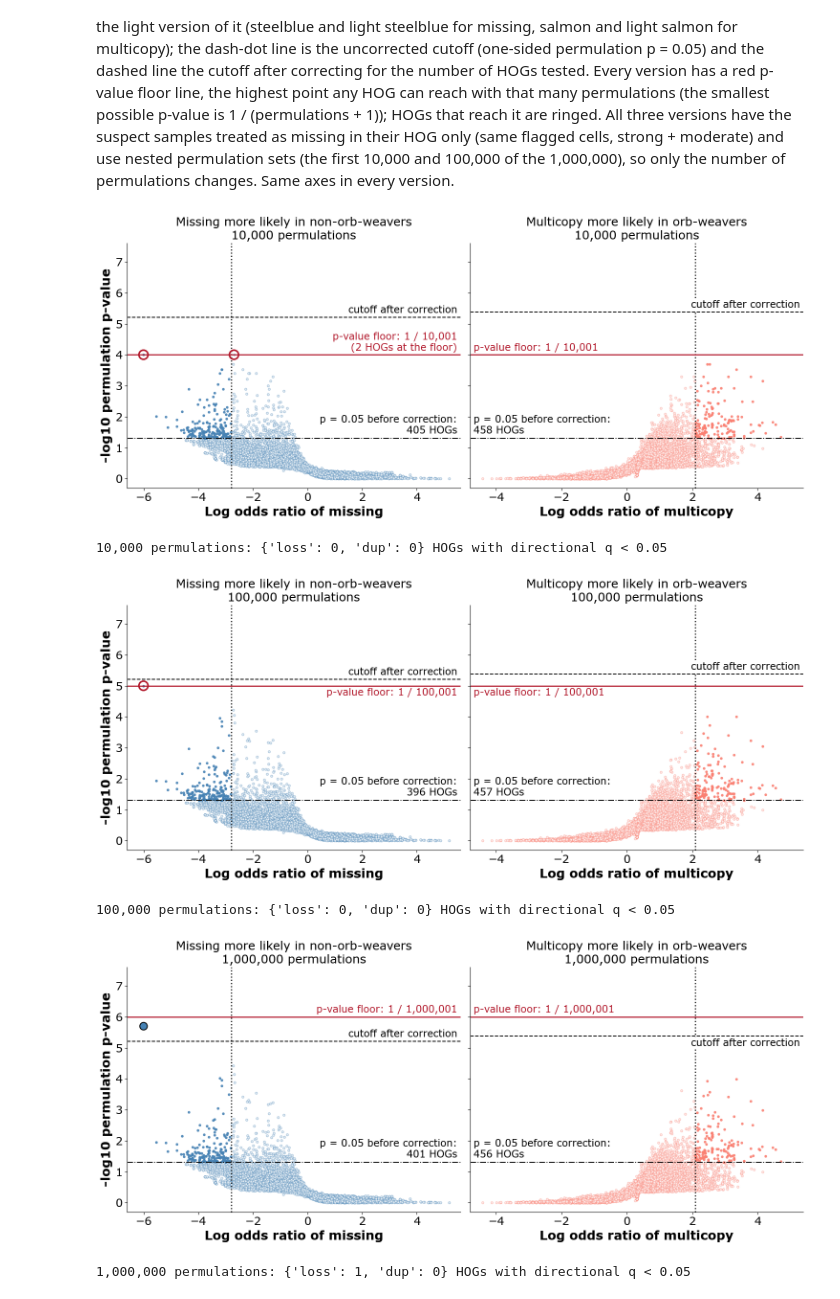
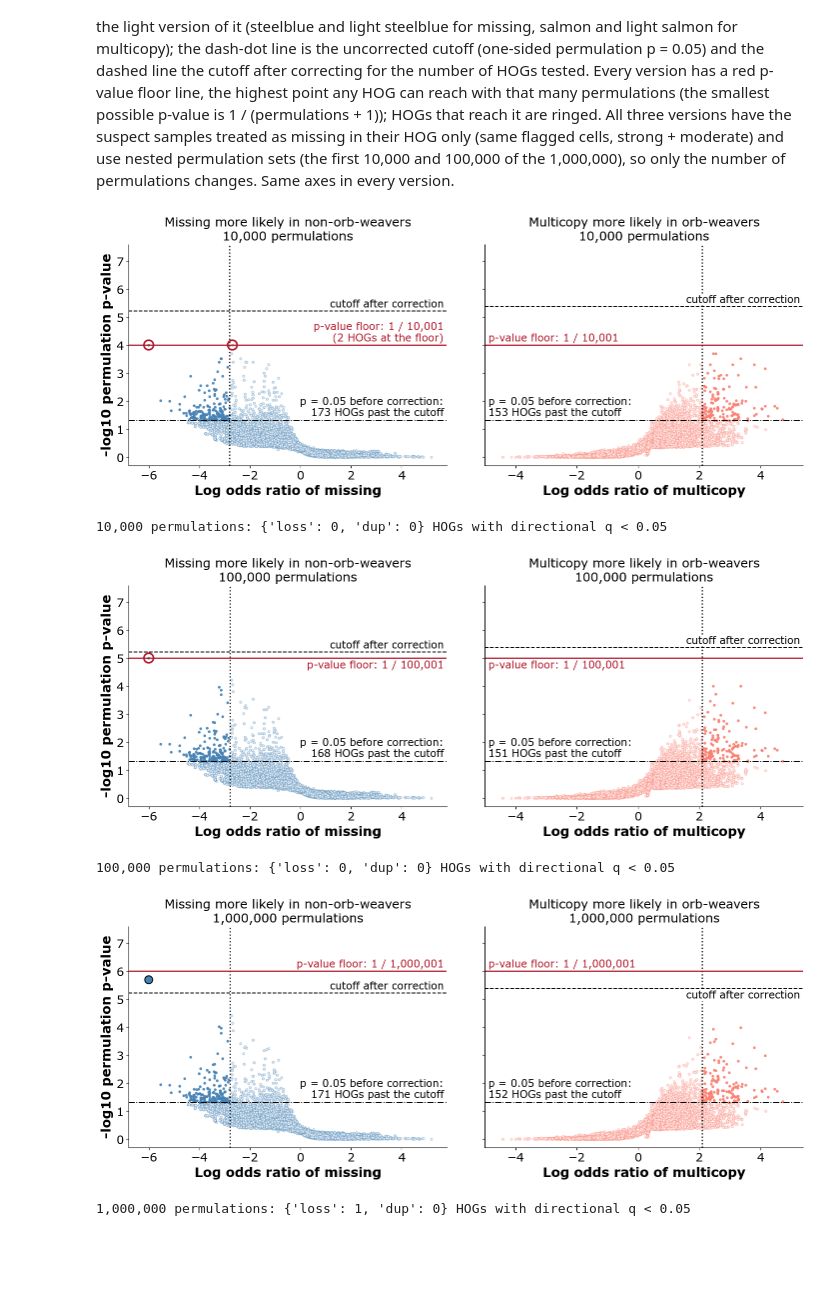
Before and after one commit to GordusLab/orb-selection, a Jupyter notebook: scripts/07_figures_tables/Odds Ratio Test Plots.ipynb, the cells around one changed output. Saved outputs shown, nothing was run; the diff lists cells and outputs as text; code cells hidden in the pictures; blank space fills up the shorter version.

```diff
--- a/scripts/07_figures_tables/Odds Ratio Test Plots.ipynb
+++ b/scripts/07_figures_tables/Odds Ratio Test Plots.ipynb
@@ -152,9 +152,20 @@ def count_transitions(labelings):
     return np.minimum(c0[r], c1[r])
 
 
-def save(name, transparent=True):
-    """Save a figure to the talk folder; transparent=False gives a white background (volcano plots and histograms)."""
-    plt.savefig(os.path.join(pres, name), dpi=300, bbox_inches="tight", transparent=transparent, facecolor="auto" if transparent else "white")
+def save(name, transparent=True, tight=True):
+    """Save a figure to the talk folder; transparent=False gives a white background (volcano plots and histograms); tight=False keeps the canvas as drawn (no cropping)."""
+    plt.savefig(os.path.join(pres, name), dpi=300, bbox_inches="tight" if tight else None, transparent=transparent, facecolor="auto" if transparent else "white")
+
+
+# Histograms and volcano plots share their x limits and their panel layout, so the two kinds of figure line up exactly when stacked or swapped in a slide
+XLIM = {"loss": (-6.8, 5.8), "dup": (-5.0, 5.4)}
+
+
+def two_panel_figure(sharey=False):
+    """Missing / multicopy panels with fixed margins (draw with this, save with tight=False): every histogram and volcano plot gets identical axes boxes."""
+    fig, axs = plt.subplots(1, 2, figsize=(15, 6.6), sharey=sharey)
+    fig.subplots_adjust(left=0.085, right=0.985, bottom=0.17, top=0.84, wspace=0.12)
+    return fig, axs
 
 
 print(f"{len(species)} species, {int(true_labels.sum())} orb-weavers; the true labeling needs {count_transitions(true_labels[:, None])[0]} state changes on the tree")
@@ -647,7 +664,7 @@ def results_two_directions(run_dir, filename):
         ("loss", res.loc[q_loss.notna()], "Log odds ratio of loss", "P-value loss more likely in bg", COL_BG, "Missing more likely in non-orb-weavers", q_loss),
         ("dup", res.loc[q_dup.notna()], "Log odds ratio of duplication", "P-value duplication more likely in fg", COL_FG, "Multicopy more likely in orb-weavers", q_dup),
     ]
-    fig, axs = plt.subplots(1, 2, figsize=(15, 6.6), sharey=True)
+    fig, axs = two_panel_figure(sharey=True)
     for ax, (key, d, xcol, pcol, color, title, q) in zip(axs, panels):
         x, y = d[xcol].to_numpy(), -np.log10(d[pcol].to_numpy())
         side_cut = cut[key][0] if key == "loss" else cut[key][1]            # only the pre-specified direction: lower cutoff for loss, upper for duplication
@@ -664,41 +681,40 @@ def results_two_directions(run_dir, filename):
         # p-value floor: the smallest p-value any HOG can get with this many permulations is 1 / (permulations + 1), the same height in both panels.
         top = -np.log10(1 / (n_perm + 1))
         at_floor = d[pcol].to_numpy() <= 1 / (n_perm + 1) + 1e-12
         ax.axhline(top, color="#b2182b", ls="-", lw=1.8, zorder=2)
         floor_below = 0 < -np.log10(thr) - top < 0.6                                         # floor line just under the correction line: label goes under the floor line
         ax.text(0.99 if key == "loss" else 0.01, top + (-0.07 if floor_below else 0.07),
                 f"p-value floor: 1 / {n_perm + 1:,}" + (f"\n({int(at_floor.sum())} HOGs at the floor)" if at_floor.sum() > 1 else ""),
                 transform=ax.get_yaxis_transform(), fontsize=15, va="top" if floor_below else "bottom", ha="right" if key == "loss" else "left", linespacing=1.15, color="#b2182b", bbox=dict(fc="white", ec="none", pad=1.5))
         if at_floor.any():
             ax.scatter(x[at_floor], y[at_floor], s=190, facecolor="none", edgecolors="#b2182b", linewidths=2.4, zorder=5)      # HOGs at the floor are ringed so they stay visible on the line
-        n_unc = int((d[pcol] <= 0.05).sum())          # HOGs passing the uncorrected one-sided p < 0.05
+        n_unc = int(sig_corner.sum())          # HOGs in the significant corner: uncorrected one-sided empirical p <= 0.05 AND past the old cutoff on the log odds ratio
         ax.axhline(-np.log10(0.05), color="black", ls="-.", lw=1.4)
         # two-line label, placed on the side of the panel where there are no points just above the line
         side_right = key == "loss"
-        ax.text(0.99 if side_right else 0.01, -np.log10(0.05) + 0.1, f"p = 0.05 before correction:\n{n_unc:,} HOGs", transform=ax.get_yaxis_transform(),
+        ax.text(0.99 if side_right else 0.01, -np.log10(0.05) + 0.1, f"p = 0.05 before correction:\n{n_unc:,} HOGs past the cutoff", transform=ax.get_yaxis_transform(),
                 fontsize=15, va="bottom", ha="right" if side_right else "left", linespacing=1.15, bbox=dict(fc="white", ec="none", pad=1.5))
         sig = (q.loc[d.index] < 0.05).to_numpy()
         ax.scatter(x[sig], y[sig], s=130, color=color, edgecolors="black", linewidths=1.4, zorder=4)
-        ax.set_xlim(-6.6, 5.6) if key == "loss" else ax.set_xlim(-4.8, 5.4)   # same x range in every version
+        ax.set_xlim(*XLIM[key])                                                    # same x range as the histograms
         ax.set_xlabel(xcol.replace("loss", "missing").replace("duplication", "multicopy"), fontsize=19, fontweight="bold")
         ax.set_title(f"{title}\n{n_perm:,} permulations", fontsize=18)
         ax.tick_params(labelsize=17)
         for side in ("top", "right"):
             ax.spines[side].set_visible(False)
     axs[0].set_ylabel("-log10 permulation p-value", fontsize=19, fontweight="bold")
     axs[0].set_ylim(-0.3, 7.6)
-    plt.tight_layout()
-    save(filename, transparent=False)
+    save(filename, transparent=False, tight=False)
     plt.show()
     return {k: int((q < 0.05).sum()) for k, q in (("loss", q_loss), ("dup", q_dup))}
 
 print("10,000 permulations:", results_two_directions(ort_10k_flagged_dir, "5_volcano_10k.png"), "HOGs with directional q < 0.05")
 print("100,000 permulations:", results_two_directions(ort_100k_flagged_dir, "5_volcano_100k.png"), "HOGs with directional q < 0.05")
 print("1,000,000 permulations:", results_two_directions(ort_1M_flagged_dir, "5_volcano_1M.png"), "HOGs with directional q < 0.05")
 # %% [output]
-[figure, old version]
+[figure, new version]
 10,000 permulations: {'loss': 0, 'dup': 0} HOGs with directional q < 0.05
-[figure, old version]
+[figure, new version]
 100,000 permulations: {'loss': 0, 'dup': 0} HOGs with directional q < 0.05
-[figure, old version]
+[figure, new version]
 1,000,000 permulations: {'loss': 1, 'dup': 0} HOGs with directional q < 0.05
```
Also changed, not shown: parts of 3 cells of this notebook, 1 other file.
